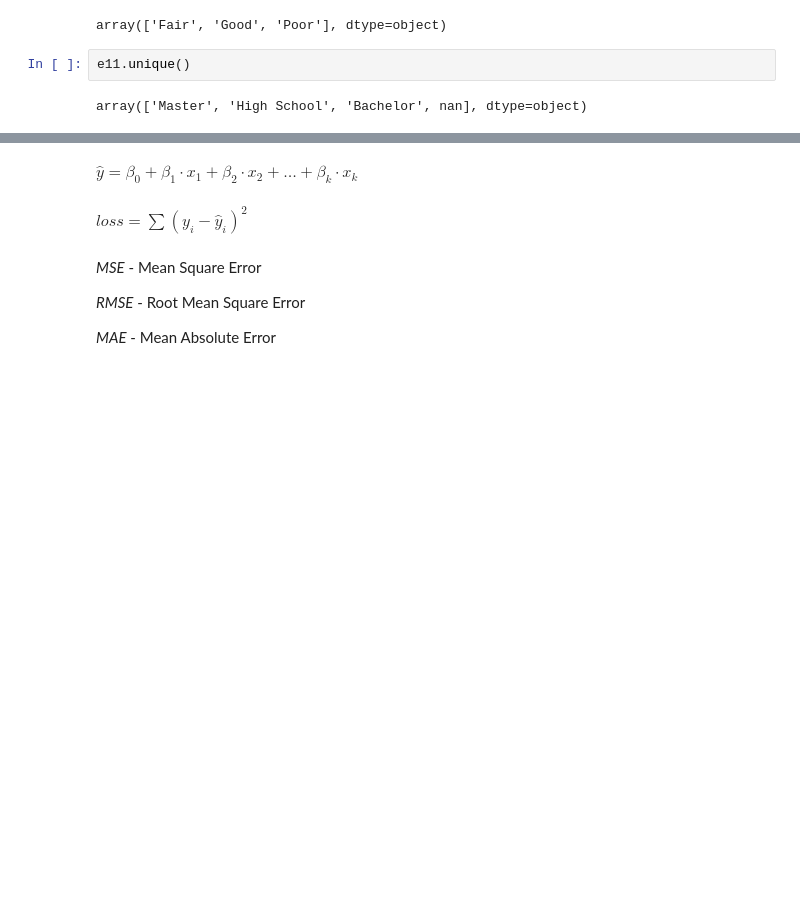
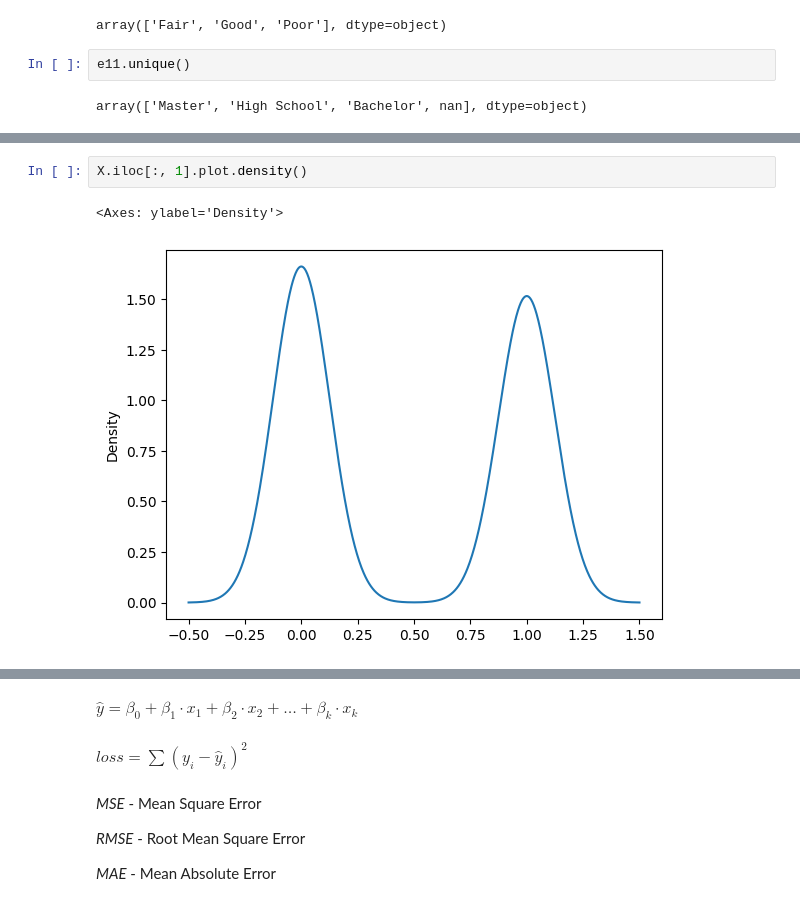
Before and after one commit to dragonnomada/ia-cic-abril-2026, a Jupyter notebook: s101.ipynb, the cells around one changed output, grey strips where cells are left out. Saved outputs shown, nothing was run; the diff lists cells and outputs as text; blank space fills up the shorter version.

```diff
--- a/s101.ipynb
+++ b/s101.ipynb
@@ -219,0 +310,5 @@ X
+# %%
+X.iloc[:, 1].plot.density()
+# %% [output]
+<Axes: ylabel='Density'>
+[figure, added]
```
Also changed, not shown: parts of 34 cells of this notebook, 8 other files.
